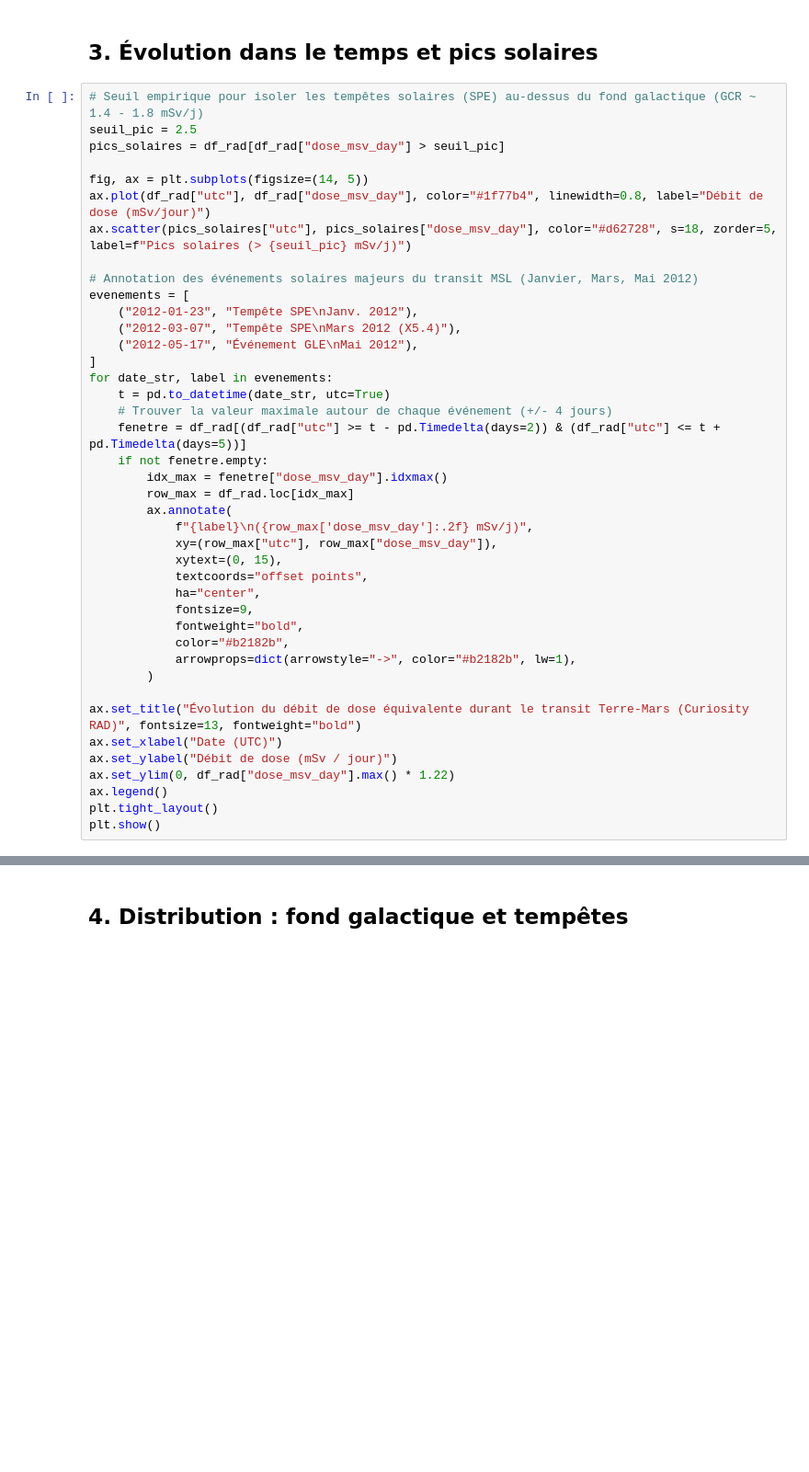
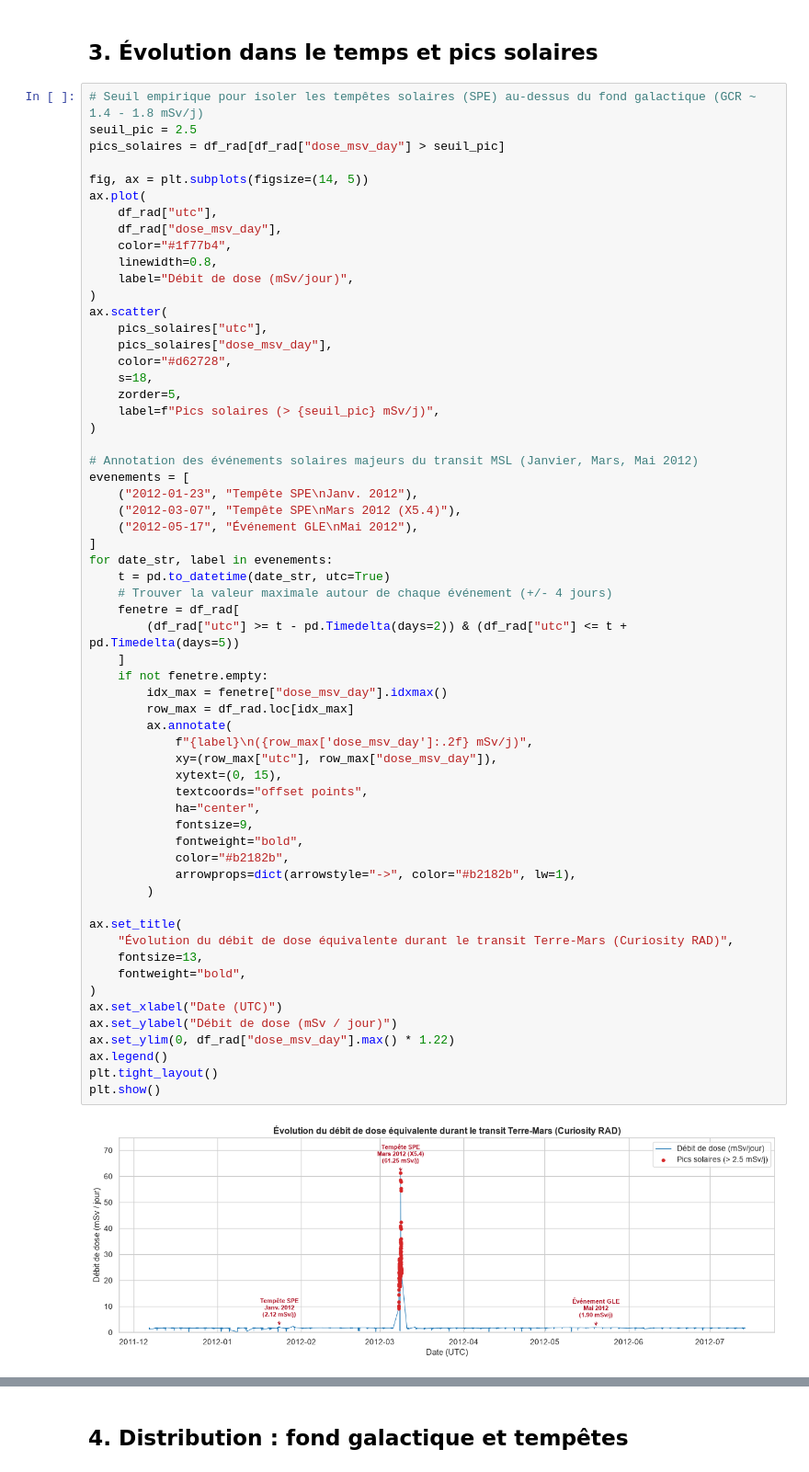
Before and after one commit to alexis-fokam/astroassistant-backend, a Jupyter notebook: notebooks/analyse_radiations_nasa.ipynb, the cells around one changed output, grey strips where cells are left out. Shown at 92% size. Saved outputs shown, nothing was run; the diff lists cells and outputs as text; blank space fills up the shorter version.

```diff
--- a/notebooks/analyse_radiations_nasa.ipynb
+++ b/notebooks/analyse_radiations_nasa.ipynb
@@ -85,39 +126,60 @@ seuil_pic = 2.5
 pics_solaires = df_rad[df_rad["dose_msv_day"] > seuil_pic]
 
 fig, ax = plt.subplots(figsize=(14, 5))
-ax.plot(df_rad["utc"], df_rad["dose_msv_day"], color="#1f77b4", linewidth=0.8, label="Débit de dose (mSv/jour)")
-ax.scatter(pics_solaires["utc"], pics_solaires["dose_msv_day"], color="#d62728", s=18, zorder=5, label=f"Pics solaires (> {seuil_pic} mSv/j)")
+ax.plot(
+    df_rad["utc"],
+    df_rad["dose_msv_day"],
+    color="#1f77b4",
+    linewidth=0.8,
+    label="Débit de dose (mSv/jour)",
+)
+ax.scatter(
+    pics_solaires["utc"],
+    pics_solaires["dose_msv_day"],
+    color="#d62728",
+    s=18,
+    zorder=5,
+    label=f"Pics solaires (> {seuil_pic} mSv/j)",
+)
 
 # Annotation des événements solaires majeurs du transit MSL (Janvier, Mars, Mai 2012)
 evenements = [
     ("2012-01-23", "Tempête SPE\nJanv. 2012"),
     ("2012-03-07", "Tempête SPE\nMars 2012 (X5.4)"),
     ("2012-05-17", "Événement GLE\nMai 2012"),
 ]
 for date_str, label in evenements:
     t = pd.to_datetime(date_str, utc=True)
     # Trouver la valeur maximale autour de chaque événement (+/- 4 jours)
-    fenetre = df_rad[(df_rad["utc"] >= t - pd.Timedelta(days=2)) & (df_rad["utc"] <= t + pd.Timedelta(days=5))]
+    fenetre = df_rad[
+        (df_rad["utc"] >= t - pd.Timedelta(days=2)) & (df_rad["utc"] <= t + pd.Timedelta(days=5))
+    ]
     if not fenetre.empty:
         idx_max = fenetre["dose_msv_day"].idxmax()
         row_max = df_rad.loc[idx_max]
         ax.annotate(
             f"{label}\n({row_max['dose_msv_day']:.2f} mSv/j)",
             xy=(row_max["utc"], row_max["dose_msv_day"]),
             xytext=(0, 15),
             textcoords="offset points",
             ha="center",
             fontsize=9,
             fontweight="bold",
             color="#b2182b",
             arrowprops=dict(arrowstyle="->", color="#b2182b", lw=1),
         )
 
-ax.set_title("Évolution du débit de dose équivalente durant le transit Terre-Mars (Curiosity RAD)", fontsize=13, fontweight="bold")
+ax.set_title(
+    "Évolution du débit de dose équivalente durant le transit Terre-Mars (Curiosity RAD)",
+    fontsize=13,
+    fontweight="bold",
+)
 ax.set_xlabel("Date (UTC)")
 ax.set_ylabel("Débit de dose (mSv / jour)")
 ax.set_ylim(0, df_rad["dose_msv_day"].max() * 1.22)
 ax.legend()
 plt.tight_layout()
 plt.show()
+# %% [output]
+[figure, added]
 # %% [markdown]
```
Also changed, not shown: parts of 12 cells of this notebook, 3 other files.
